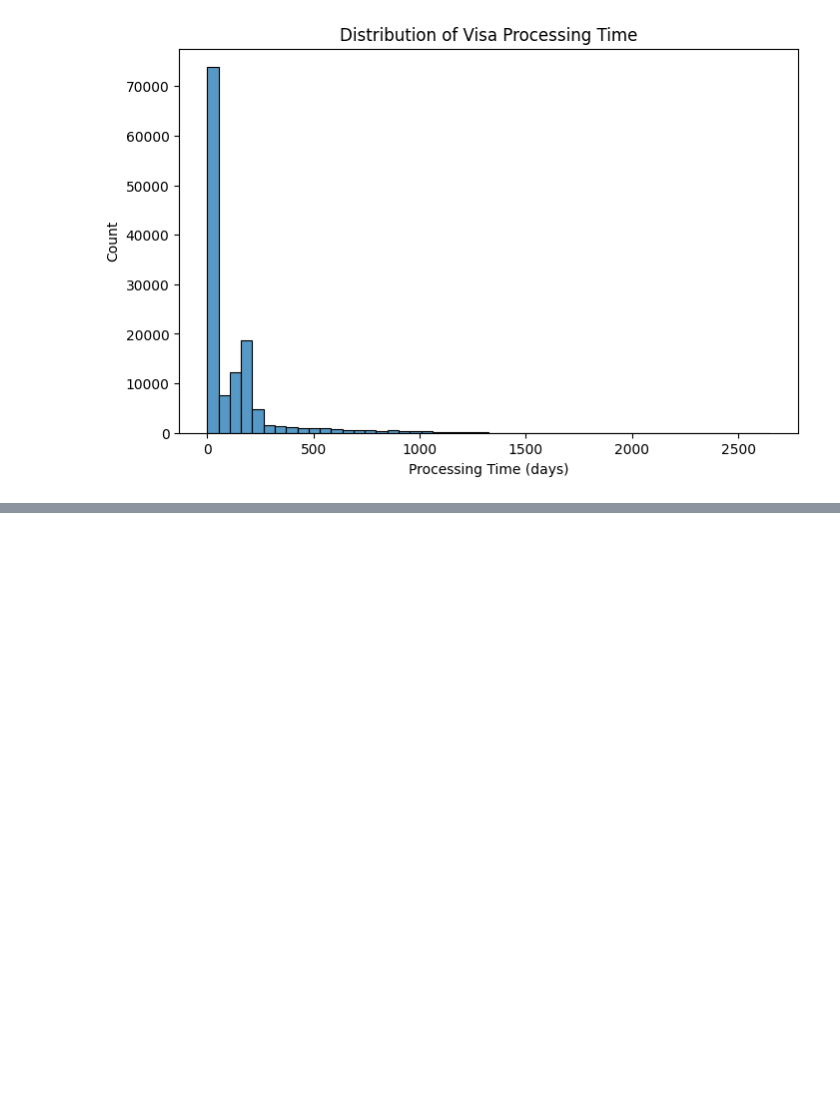
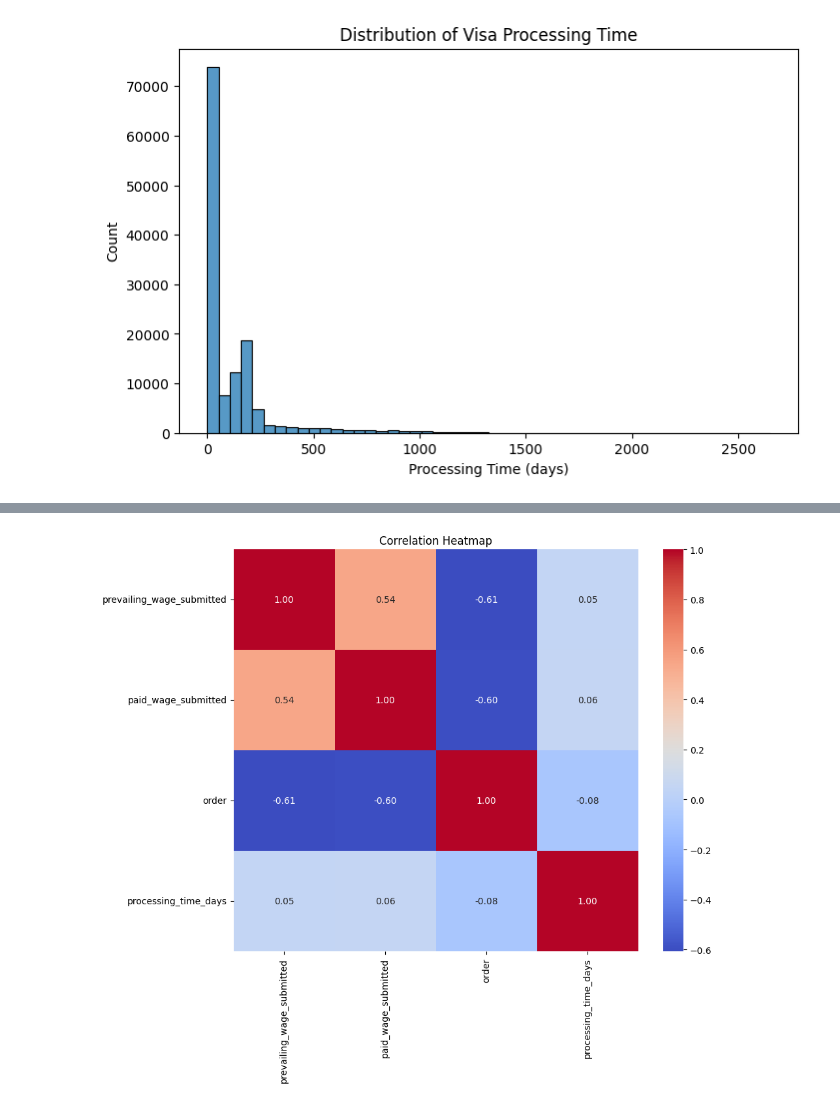
Before and after one commit to Devax27/AI-Enabled-Visa-Processing-Estimator, a Jupyter notebook: eda.ipynb, the cells around one changed output, grey strips where cells are left out. Saved outputs shown, nothing was run; the diff lists cells and outputs as text; code cells hidden in the pictures; blank space fills up the shorter version.

```diff
--- a/eda.ipynb
+++ b/eda.ipynb
@@ -59,0 +114,12 @@ df = df[df["processing_time_days"] <= 365]
+# %%
+plt.figure(figsize=(10, 8))
+sns.heatmap(
+    df[num_cols].corr(),
+    annot=True,
+    cmap="coolwarm",
+    fmt=".2f"
+)
+plt.title("Correlation Heatmap")
+plt.show()
+# %% [output]
+[figure, added]
```
Also changed, not shown: parts of 11 cells of this notebook.
